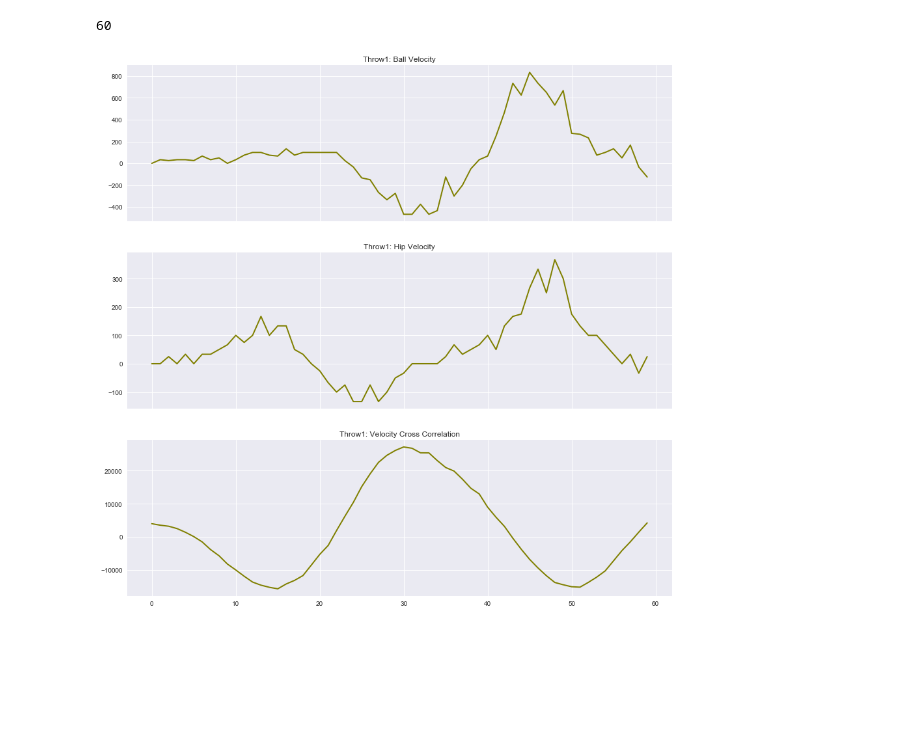
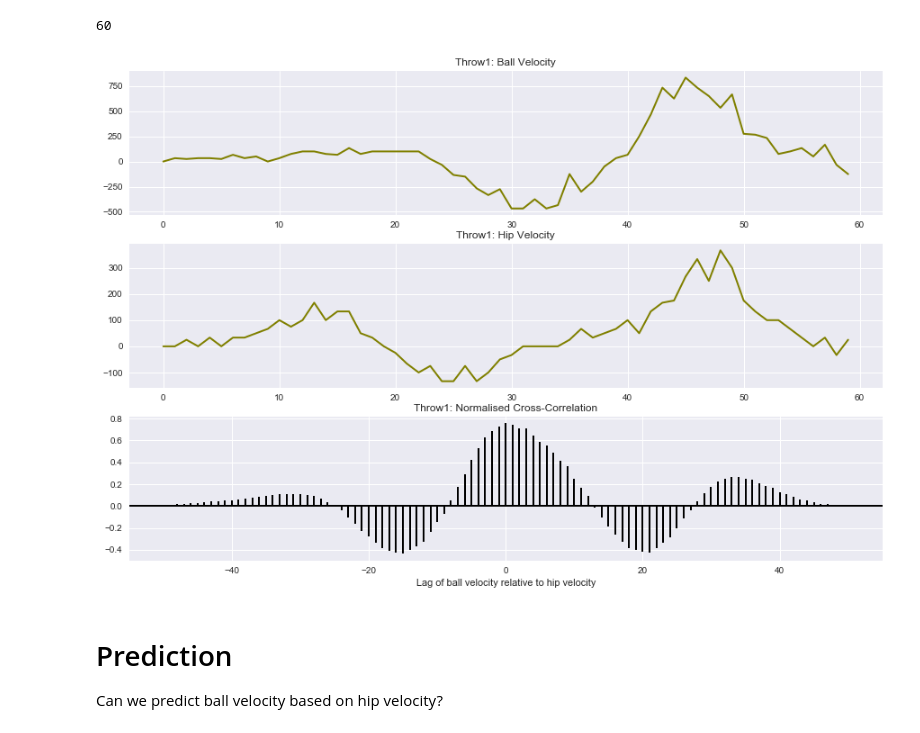
Before and after one commit to lisaong/hss, a Jupyter notebook: 02_explore_data.ipynb, the cells around one changed output. Cells and saved outputs as stored; diff of their text form; code cells hidden in the pictures; blank space fills up the shorter version.

Commit message:
simplified cross correlation plot

```diff
--- a/02_explore_data.ipynb
+++ b/02_explore_data.ipynb
@@ -223,24 +223,29 @@ len(va_ball1['vx'])
 # %% [output]
 60
 # %%
-from scipy import signal
-
 # make sure the series are the same lengths
 n = min(len(va_ball1['vx']), len(va_hips1['vx']))
 
-corr = signal.correlate(va_ball1['vx'][:n], va_hips1['vx'][:n], mode='same') / n
+vb = va_ball1['vx'][:n]
+vh = va_hips1['vx'][:n]
 # %%
-fig, axs = plt.subplots(3, 1, figsize=(15, 15), sharex=True)
+fig, axs = plt.subplots(3, 1, figsize=(15, 10))
 
 axs[0].set_title('Throw1: Ball Velocity')
-axs[0].plot(va_ball1['vx'][:n], marker='', color='olive', linewidth=2)
+axs[0].plot(vb, marker='', color='olive', linewidth=2)
 
 axs[1].set_title('Throw1: Hip Velocity')
-axs[1].plot(va_hips1['vx'][:n], marker='', color='olive', linewidth=2)
+axs[1].plot(vh, marker='', color='olive', linewidth=2)
 
-axs[2].set_title('Throw1: Velocity Cross Correlation')
-axs[2].plot(corr, marker='', color='olive', linewidth=2)
+axs[2].set_title('Throw1: Normalised Cross-Correlation')
+axs[2].set_xlabel('Lag of ball velocity relative to hip velocity')
+axs[2].xcorr(vb, vh, usevlines=True, maxlags=50, normed=True, lw=2)
+axs[2].axhline(0, color='black', lw=2)
 
 plt.show()
 # %% [output]
-[figure, old version]
+[figure, new version]
+# %% [markdown]
+# Prediction
+
+Can we predict ball velocity based on hip velocity?
```
Also changed, not shown: parts of 1 cell of this notebook.
